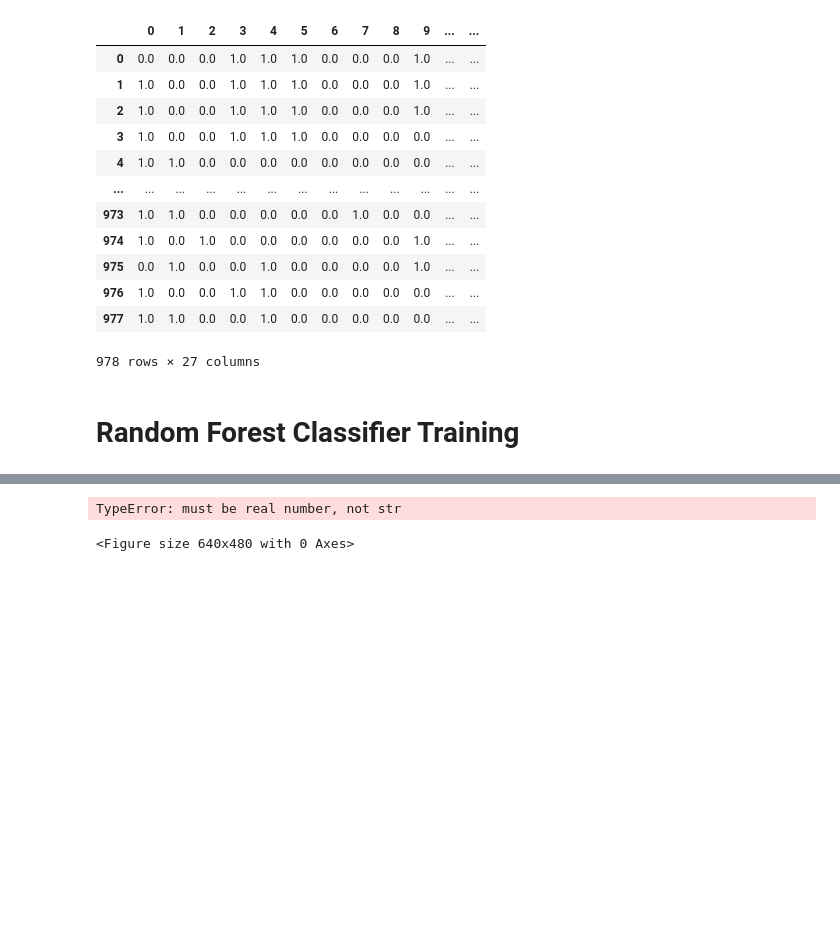
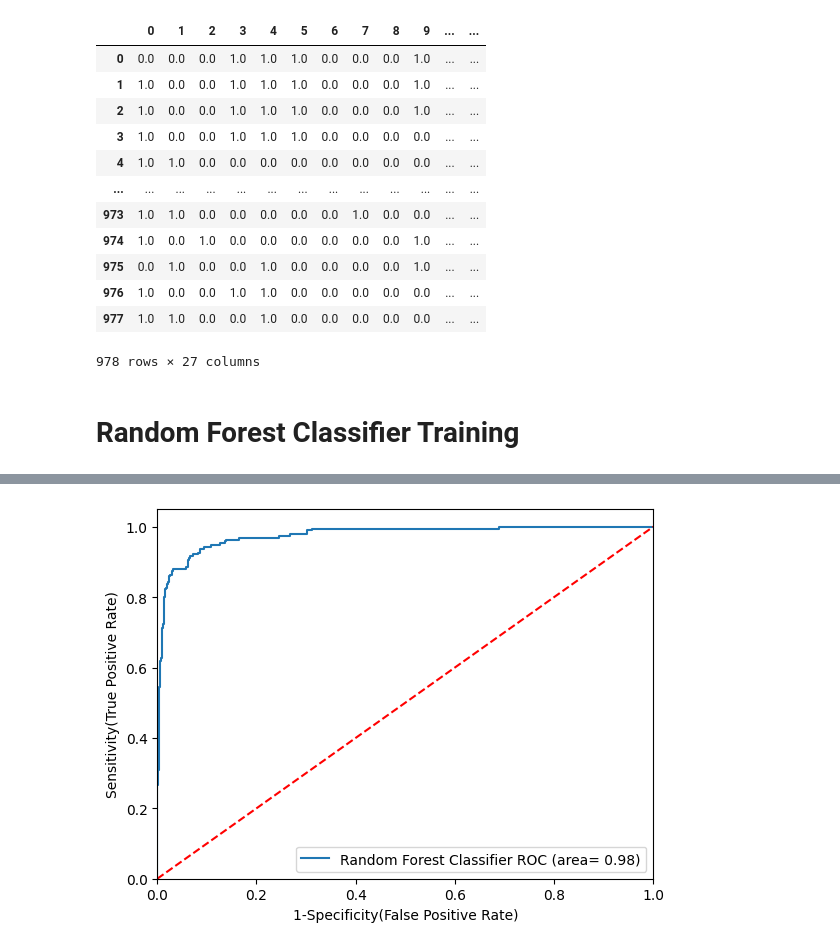
Before and after one commit to kshitijkatore/All-Machine_Learning_Algorithem-Implimentation, a Jupyter notebook: 10_Random_Forest/01_Random_Forest_Classifier.ipynb, the cells around one changed output, grey strips where cells are left out. Drawn from its saved outputs; the diff is of its cells as text; code cells hidden in the pictures; blank space fills up the shorter version.

```diff
--- a/10_Random_Forest/01_Random_Forest_Classifier.ipynb
+++ b/10_Random_Forest/01_Random_Forest_Classifier.ipynb
@@ -289,7 +290,8 @@ from sklearn.metrics import accuracy_score,classification_report,ConfusionMatrix
 models ={
     "Decision Tree": DecisionTreeClassifier(),
     "Random Forest ": RandomForestClassifier(),
-    "Logistic Regression": LogisticRegression()
+    "Logistic Regression": LogisticRegression(),
+    "Adaboost": AdaBoostClassifier(),
 }
 
 for i in range(len(list(models))):
@@ -363,6 +371,7 @@ rf_params = {
 
 randomcv_models = [
     ("RF", RandomForestClassifier(),rf_params),
+    ("Adaboost", AdaBoostClassifier(), adaboost_params),
 ]
 # %%
 from sklearn.model_selection import RandomizedSearchCV
@@ -425,7 +412,14 @@ Traceback (most recent call last):
 # %%
 models = {
 
-    "Random Forest":RandomForestClassifier(n_estimators=1000,min_samples_split=2,max_features=8,max_depth=15)
+    "Random Forest":RandomForestClassifier(
+        n_estimators=1000,
+        min_samples_split=2,
+        max_features=8,
+        max_depth=15),
+    "Adaboost":AdaBoostClassifier(
+        n_estimators= 60,
+        algorithm= 'SAMME')
 
 }
 
@@ -464,7 +458,7 @@ for i in range(len(list(models))):
     print("Recall :", model_train_recall)
     print("Roc Auc Score:", model_train_rocauc_score)
 
-    print("="*35)
+    print("-"*35)
 
     print("Model Performance For Testing Set")
     print("Accuracy :", model_test_accuracy)
@@ -472,6 +466,9 @@ for i in range(len(list(models))):
     print("Precision :", model_test_precision)
     print("Recall :", model_test_recall)
     print("Roc Auc Score:", model_test_rocauc_score)
+
+    print('='*35)
+    print('\n')
 # %% [output]
 Random Forest
 Model Performance For Traning Set
@@ -490,38 +503,45 @@ Roc Auc Score: 0.8299959419094315
 # %%
-## Plot ROC AUC Curve
-from sklearn.metrics import roc_auc_score,roc_curve
+from sklearn.metrics import roc_auc_score, roc_curve
+import matplotlib.pyplot as plt
+
 plt.figure()
 
 auc_models = [
-
-{
-    'label': 'Random Forest Classifier',
-    'model': RandomForestClassifier(n_estimators=1000,min_samples_split=2,max_features=8,max_depth=15),
-
-    'auc': 0.8299
-},
+    {
+        'label': 'Random Forest Classifier',
+        'model': RandomForestClassifier(
+            n_estimators=1000,
+            min_samples_split=2,
+            max_features=8,
+            max_depth=15
+        )
+    },
 ]
-
-## Create a loop thorough all mdel
 
 for algo in auc_models:
     model = algo['model']
     model.fit(X_train, y_train)
 
-    fpr,tpr, thresholds = roc_curve(y_test,model.predict_proba(X_test)[:,1])
+    # Predict probabilities for ROC
+    y_proba = model.predict_proba(X_test)[:, 1]
 
-    plt.plot(fpr, tpr, label='%s ROC (area= %0.2f)' % (algo['label'], algo['label']))
+    # Calculate AUC
+    auc_score = roc_auc_score(y_test, y_proba)
 
+    # ROC curve points
+    fpr, tpr, thresholds = roc_curve(y_test, y_proba)
 
-## Custom setting for the plot
-plt.plot([0, 1], [0,1], 'r--')
+    # Plot
+    plt.plot(fpr, tpr, label='%s ROC (area= %0.2f)' % (algo['label'], auc_score))
+
+# Diagonal line
+plt.plot([0, 1], [0, 1], 'r--')
 plt.xlim([0.0, 1.0])
 plt.ylim([0.0, 1.05])
 plt.xlabel('1-Specificity(False Positive Rate)')
 plt.ylabel('Sensitivity(True Positive Rate)')
 plt.legend(loc="lower right")
 plt.savefig("auc.png")
 plt.show()
 # %% [output]
-TypeError: must be real number, not str
-<Figure size 640x480 with 0 Axes>
+[figure, added]
```
Also changed, not shown: parts of 5 cells of this notebook, 2 other files.
